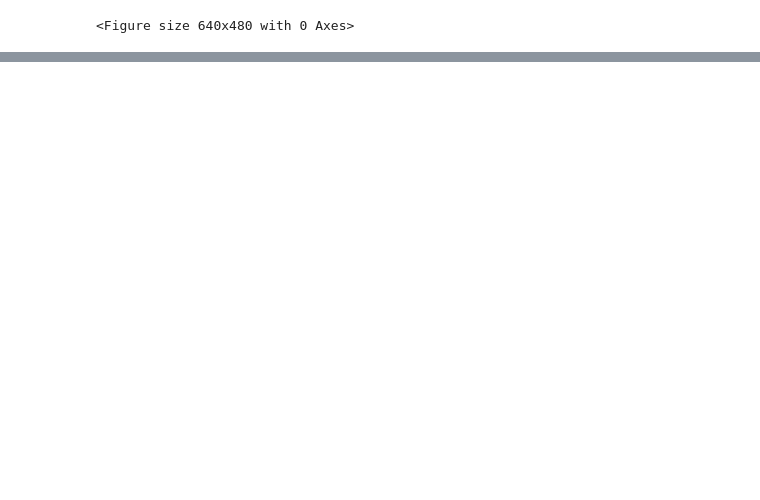
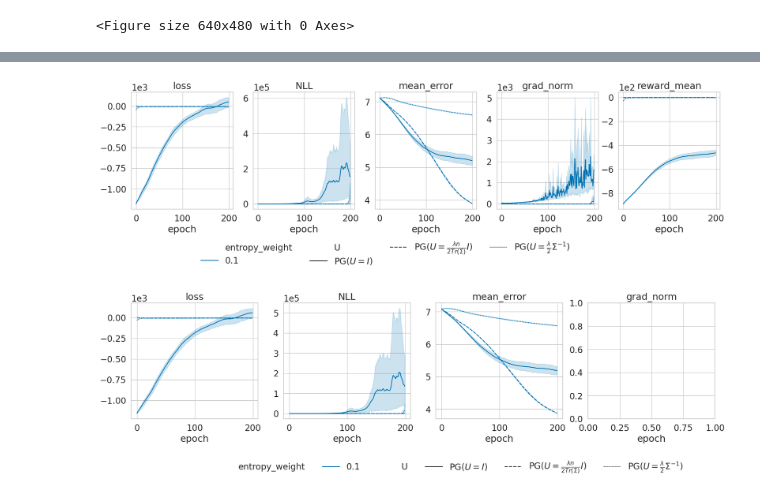
Before and after one commit to abenechehab/nll_to_po, a Jupyter notebook: notebook/viz_mbrl.ipynb, the cells around one changed output, grey strips where cells are left out. Drawn from its saved outputs; the diff is of its cells as text; code cells hidden in the pictures; blank space fills up the shorter version.

```diff
--- a/notebook/viz_mbrl.ipynb
+++ b/notebook/viz_mbrl.ipynb
@@ -132,0 +176,44 @@ ValueError: Axis limits cannot be NaN or Inf
+# %%
+hue_variable = "entropy_weight"
+style_variable = "U"
+
+_, ax = plt.subplots(1, 5, figsize=(20, 4))
+for i, metric in enumerate(["loss", "NLL", "mean_error", "grad_norm", "reward_mean"]):
+    sns.lineplot(
+        data=df[
+            (df["train_val"] == "train")
+            & (df["loss_type"].str.contains("PG", na=False))
+        ],
+        x="epoch",
+        y=metric,
+        hue=hue_variable,
+        style=style_variable,
+        ax=ax[i],
+        legend=False if i > 0 else True,
+    )
+    ax[i].set_ylabel(None)
+    ax[i].set_title(metric)
+    ax[i].ticklabel_format(axis="y", style="sci", scilimits=(0, 1))
+ax[0].legend(bbox_to_anchor=(2.5, -0.55), loc="lower center", ncol=4, frameon=False)
+
+_, ax = plt.subplots(1, 4, figsize=(20, 4))
+for i, metric in enumerate(["loss", "NLL", "mean_error", "grad_norm"]):
+    sns.lineplot(
+        data=df[
+            (df["train_val"] == "val") & (df["loss_type"].str.contains("PG", na=False))
+        ],
+        x="epoch",
+        y=metric,
+        hue=hue_variable,
+        style=style_variable,
+        ax=ax[i],
+        legend=False if i > 0 else True,
+    )
+    ax[i].set_ylabel(None)
+    ax[i].set_title(metric)
+    ax[i].ticklabel_format(axis="y", style="sci", scilimits=(0, 1))
+ax[0].legend(bbox_to_anchor=(2.5, -0.55), loc="lower center", ncol=6, frameon=False)
+plt.show()
+# %% [output]
+[figure, added]
+[figure, added]
```
Also changed, not shown: parts of 5 cells of this notebook, 4 other files.
